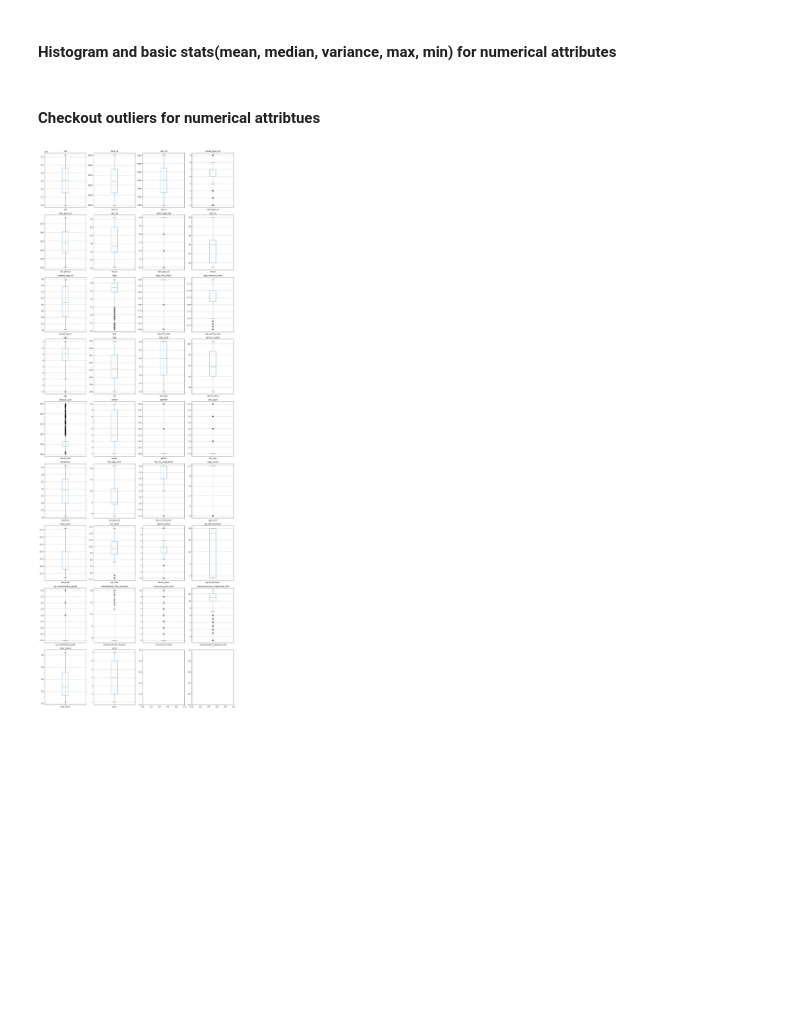
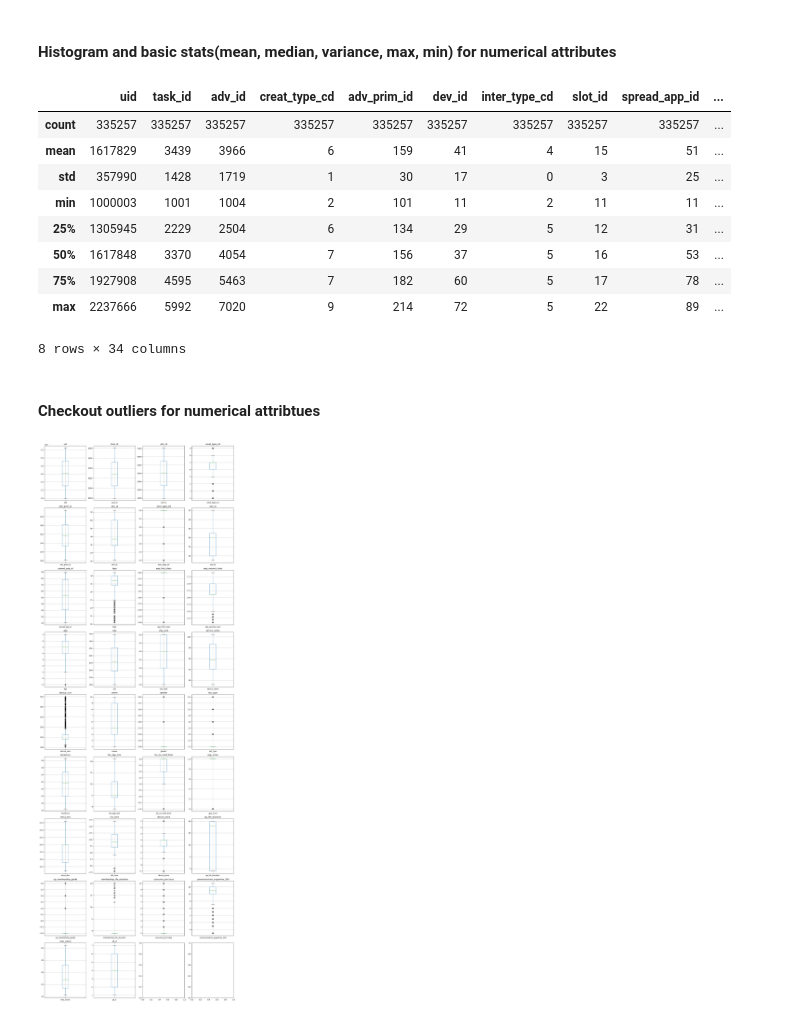
Before and after one commit to LiyangSong/Advertisement-CTR-Prediction, a Jupyter notebook: jupyter/eda.ipynb, the cells around one changed output. Cells and saved outputs as stored; diff of their text form; code cells hidden in the pictures; blank space fills up the shorter version.

```diff
--- a/jupyter/eda.ipynb
+++ b/jupyter/eda.ipynb
@@ -116,5 +137,18 @@ nominal_attr_list:
 # %% [markdown]
 #### Histogram and basic stats(mean, median, variance, max, min) for numerical attributes
+# %%
+eda_utils.basic_stats(train_df_eda, numerical_attr_list)
+# %% [output]
+|  | uid | task_id | adv_id | creat_type_cd | adv_prim_id | dev_id | inter_type_cd | slot_id | spread_app_id | ... |
+| count | 335257 | 335257 | 335257 | 335257 | 335257 | 335257 | 335257 | 335257 | 335257 | ... |
+| mean | 1617829 | 3439 | 3966 | 6 | 159 | 41 | 4 | 15 | 51 | ... |
+| std | 357990 | 1428 | 1719 | 1 | 30 | 17 | 0 | 3 | 25 | ... |
+| min | 1000003 | 1001 | 1004 | 2 | 101 | 11 | 2 | 11 | 11 | ... |
+| 25% | 1305945 | 2229 | 2504 | 6 | 134 | 29 | 5 | 12 | 31 | ... |
+| 50% | 1617848 | 3370 | 4054 | 7 | 156 | 37 | 5 | 16 | 53 | ... |
+| 75% | 1927908 | 4595 | 5463 | 7 | 182 | 60 | 5 | 17 | 78 | ... |
+| max | 2237666 | 5992 | 7020 | 9 | 214 | 72 | 5 | 22 | 89 | ... |
+8 rows × 34 columns
 # %% [markdown]
 #### Checkout outliers for numerical attribtues
 # %%
```
Also changed, not shown: parts of 5 cells of this notebook, 1 other file.
